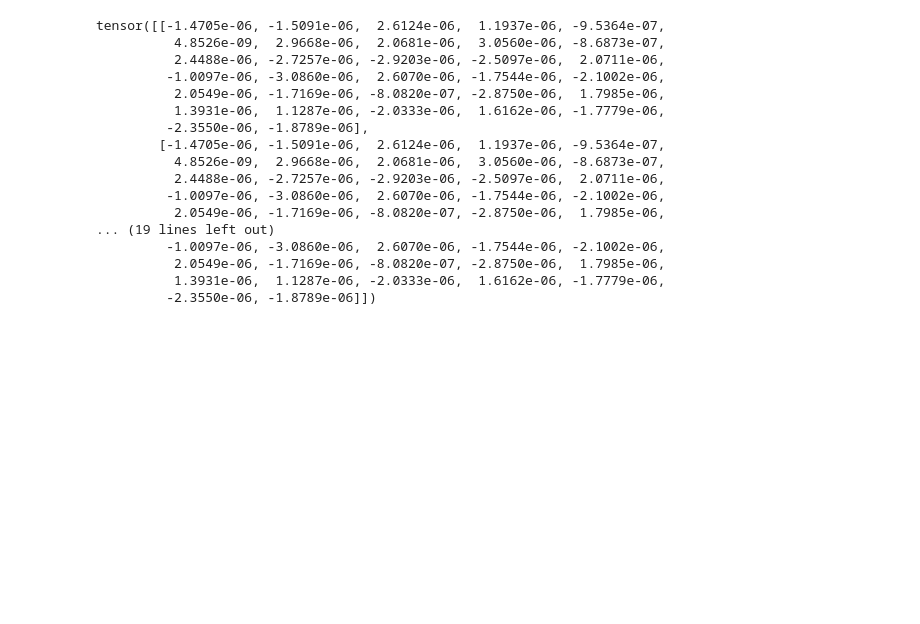
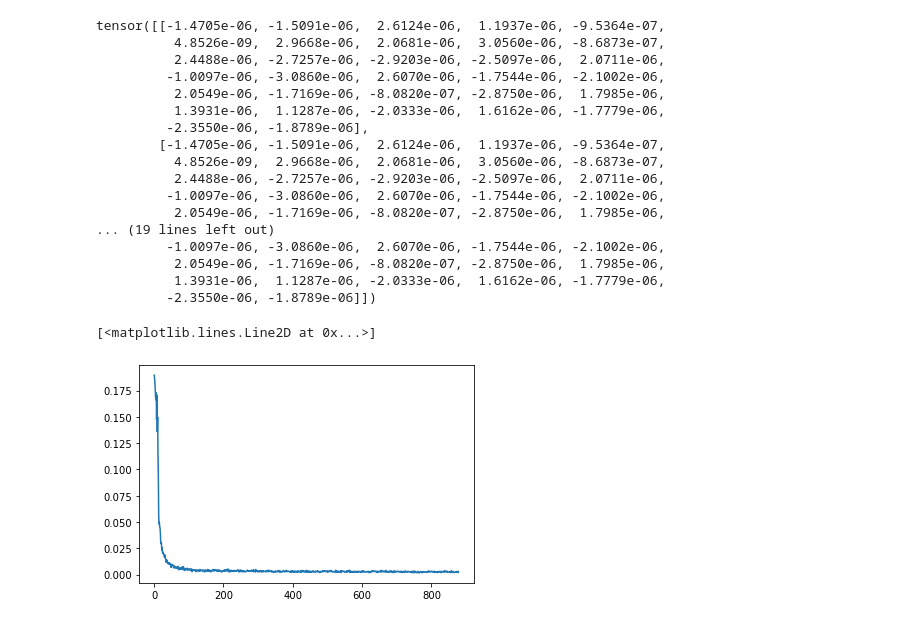
Before and after one commit to psaunderualberta/BareTQL_ML, a Jupyter notebook: Data Analysis/BareTQL Data Analysis.ipynb, the cells around one changed output. Saved outputs shown, nothing was run; the diff lists cells and outputs as text; code cells hidden in the pictures; blank space fills up the shorter version.

```diff
--- a/Data Analysis/BareTQL Data Analysis.ipynb
+++ b/Data Analysis/BareTQL Data Analysis.ipynb
@@ -498,3 +496,8 @@ tensor([[-1.4705e-06, -1.5091e-06,  2.6124e-06,  1.1937e-06, -9.5364e-07,
           2.0549e-06, -1.7169e-06, -8.0820e-07, -2.8750e-06,  1.7985e-06,
           1.3931e-06,  1.1287e-06, -2.0333e-06,  1.6162e-06, -1.7779e-06,
          -2.3550e-06, -1.8789e-06]])
+# %%
+plt.plot(train_losses)
+# %% [output]
+[<matplotlib.lines.Line2D at 0x...>]
+[figure, added]
```
Also changed, not shown: parts of 7 cells of this notebook.
